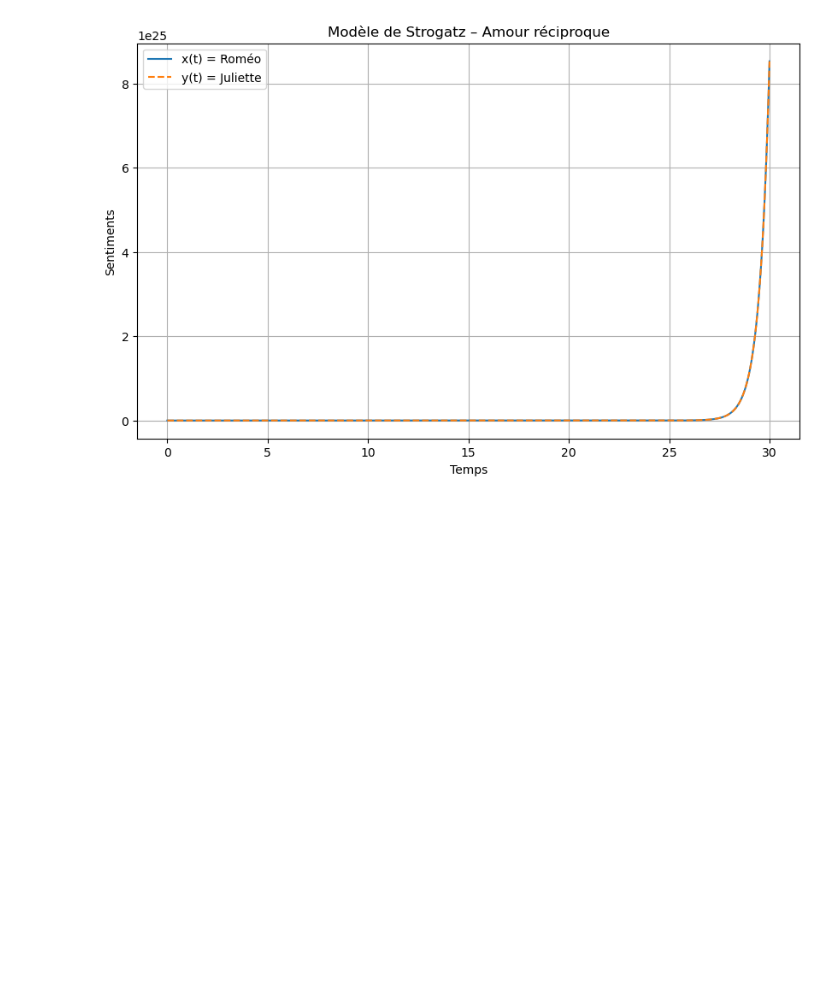
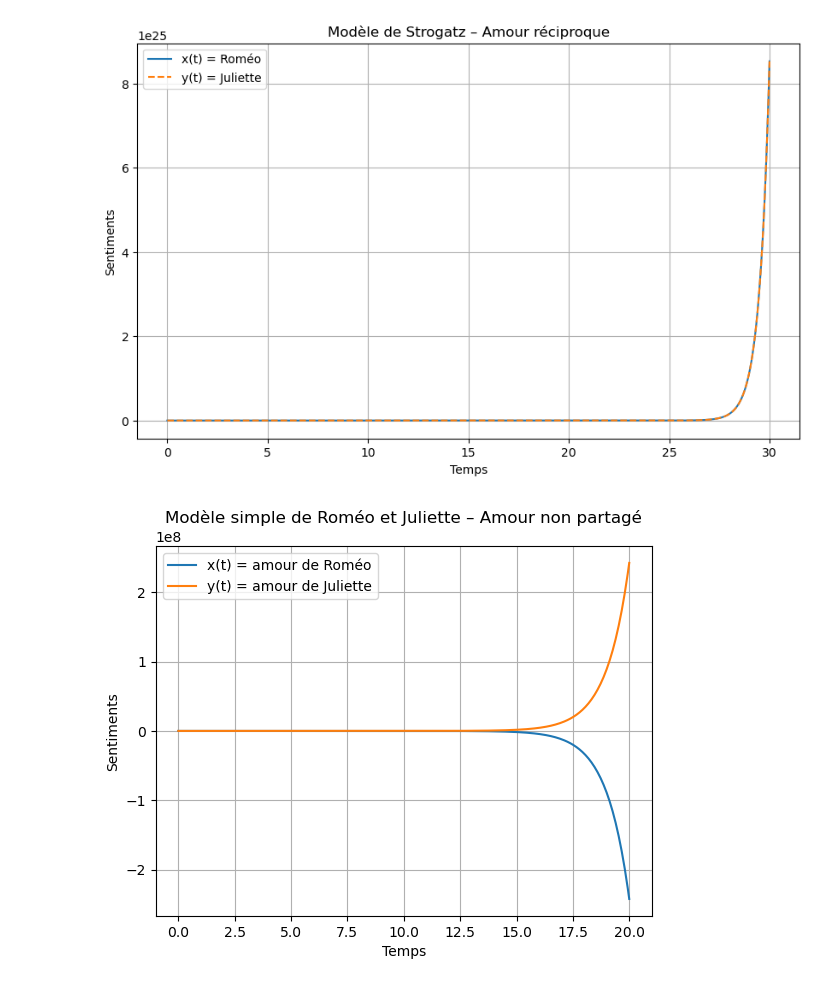
Before and after one commit to leaponsi/Psycho-Affective_Stability, a Jupyter notebook: mathmodelingproject.ipynb, the cells around one changed output. Cells and saved outputs as stored; diff of their text form; code cells hidden in the pictures; blank space fills up the shorter version.

```diff
--- a/mathmodelingproject.ipynb
+++ b/mathmodelingproject.ipynb
@@ -172,3 +172,37 @@ plt.grid(True)
 plt.show()
 # %% [output]
 [figure]
+# %%
+# --- Paramètres du modèle (Amour non partagé) ---
+alpha = -1   # influence de Juliette sur Roméo
+beta = -1    # influence de Roméo sur Juliette
+
+# --- Système d'équations différentielles ---
+def simple_model(t, Y):
+    x, y = Y  # Y contient [x(t), y(t)]
+    dxdt = alpha * y
+    dydt = beta * x
+    return [dxdt, dydt]
+
+# --- Conditions initiales ---
+x0, y0 = 0, 1
+Y0 = [x0, y0]
+
+# --- Plage de temps ---
+t_span = (0 , 20)
+t_eval = np.linspace(t_span[0], t_span[1], 300)
+
+# --- Résolution numérique ---
+sol = solve_ivp(simple_model, t_span, Y0, t_eval=t_eval)
+
+# --- Tracé ---
+plt.plot(sol.t, sol.y[0], label="x(t) = amour de Roméo")
+plt.plot(sol.t, sol.y[1], label="y(t) = amour de Juliette")
+plt.xlabel('Temps')
+plt.ylabel('Sentiments')
+plt.title('Modèle simple de Roméo et Juliette – Amour non partagé')
+plt.legend()
+plt.grid(True)
+plt.show()
+# %% [output]
+[figure, added]
```
Also changed, not shown: parts of 1 cell of this notebook.
